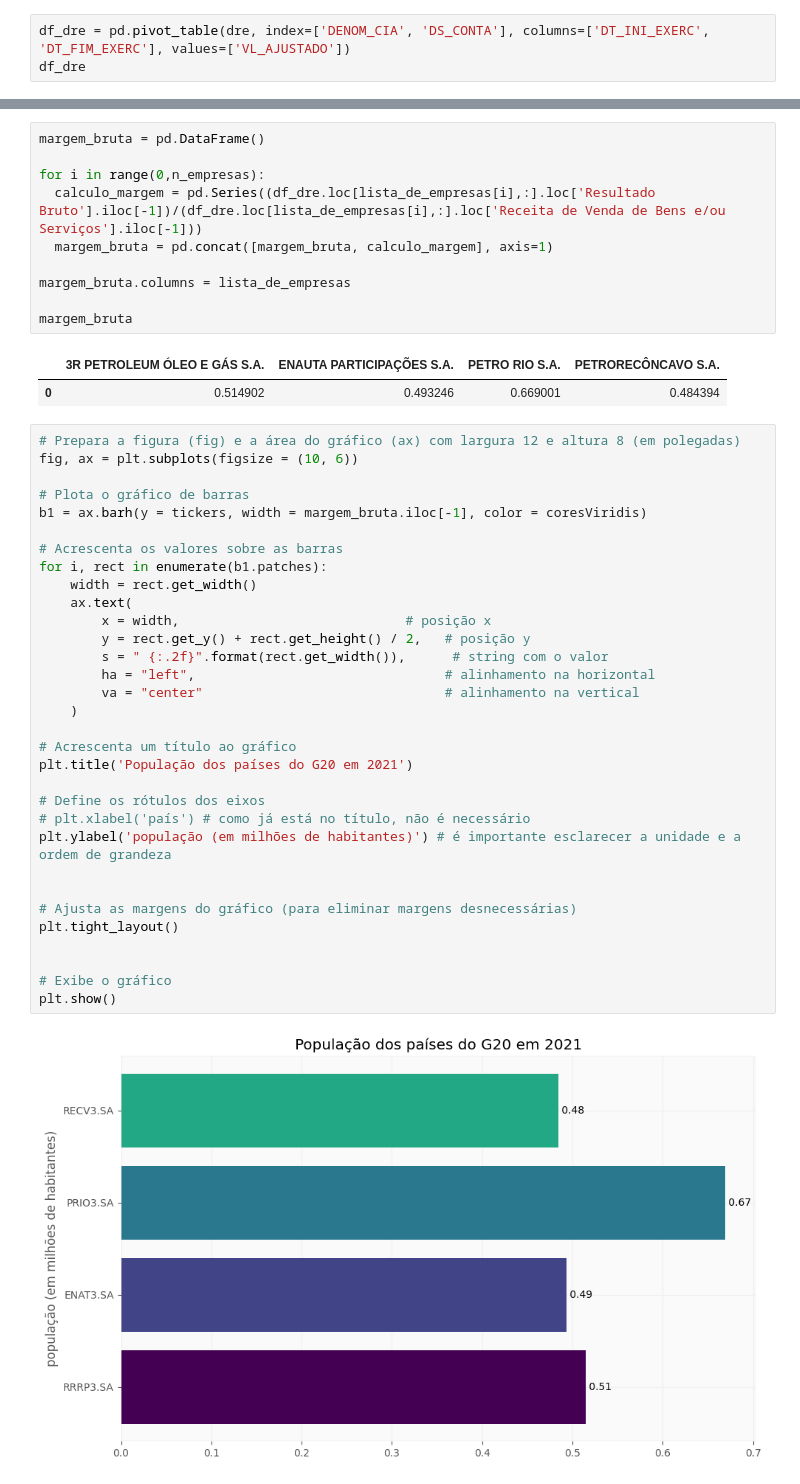
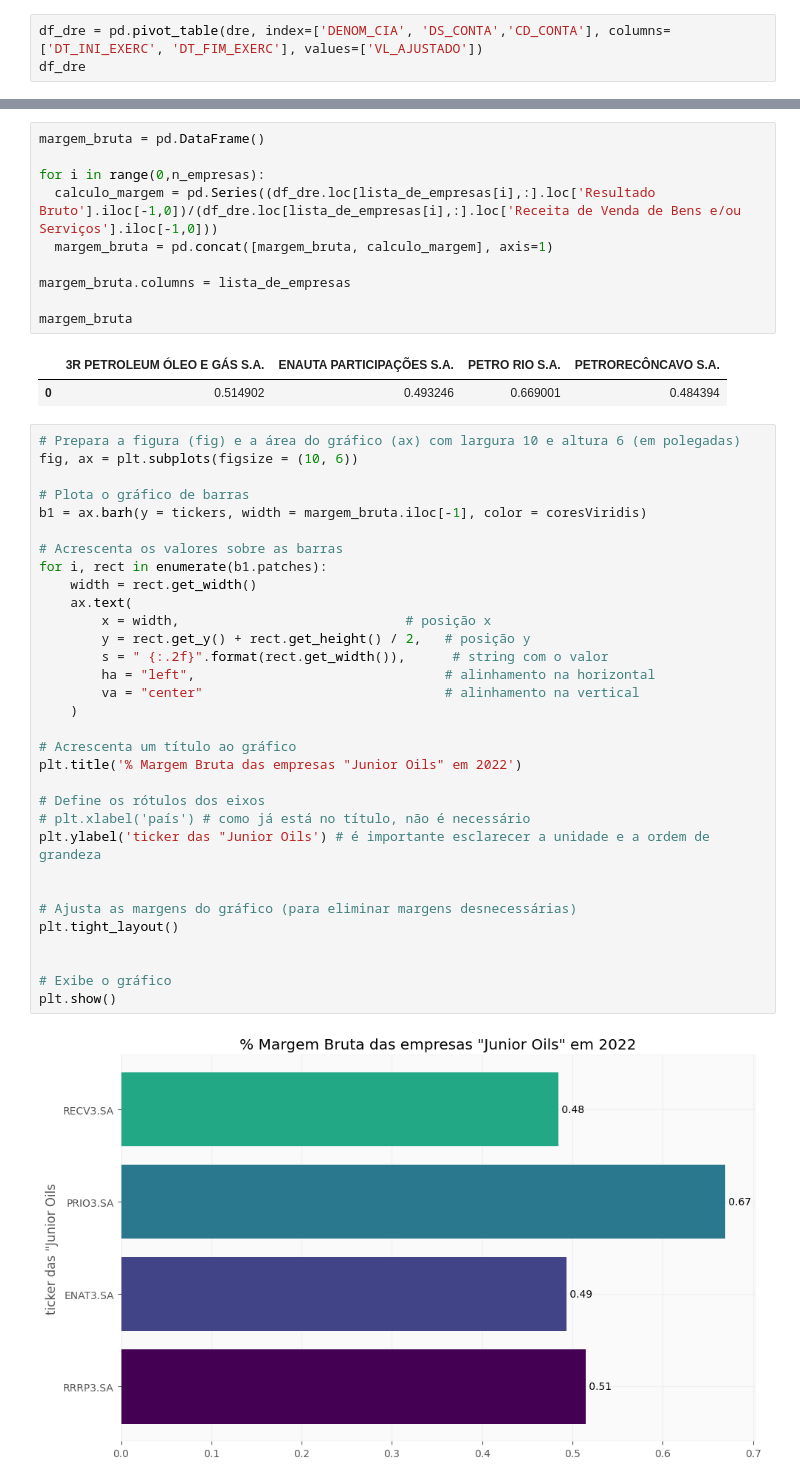
Before and after one commit to Wsouza36/Ciencia-de-Dados---PUC, a Jupyter notebook: MVP_CD_Análise_Financeira.ipynb, the cells around one changed output, grey strips where cells are left out. Cells and saved outputs as stored; diff of their text form.

```diff
--- a/MVP_CD_Análise_Financeira.ipynb
+++ b/MVP_CD_Análise_Financeira.ipynb
@@ -588,4 +588,4 @@ A seleção de atributos como a denominação da conta contábil, descrição da
 # %%
-df_dre = pd.pivot_table(dre, index=['DENOM_CIA', 'DS_CONTA'], columns=['DT_INI_EXERC', 'DT_FIM_EXERC'], values=['VL_AJUSTADO'])
+df_dre = pd.pivot_table(dre, index=['DENOM_CIA', 'DS_CONTA','CD_CONTA'], columns=['DT_INI_EXERC', 'DT_FIM_EXERC'], values=['VL_AJUSTADO'])
 df_dre
 # %% [output]
@@ -717,7 +717,7 @@ Métrica de análise para medir a porcentagem de lucro bruto que a companhia ger
 margem_bruta = pd.DataFrame()
 
 for i in range(0,n_empresas):
-  calculo_margem = pd.Series((df_dre.loc[lista_de_empresas[i],:].loc['Resultado Bruto'].iloc[-1])/(df_dre.loc[lista_de_empresas[i],:].loc['Receita de Venda de Bens e/ou Serviços'].iloc[-1]))
+  calculo_margem = pd.Series((df_dre.loc[lista_de_empresas[i],:].loc['Resultado Bruto'].iloc[-1,0])/(df_dre.loc[lista_de_empresas[i],:].loc['Receita de Venda de Bens e/ou Serviços'].iloc[-1,0]))
   margem_bruta = pd.concat([margem_bruta, calculo_margem], axis=1)
 
 margem_bruta.columns = lista_de_empresas
@@ -727,36 +727,36 @@ margem_bruta
 |  | 3R PETROLEUM ÓLEO E GÁS S.A. | ENAUTA PARTICIPAÇÕES S.A. | PETRO RIO S.A. | PETRORECÔNCAVO S.A. |
 | 0 | 0.514902 | 0.493246 | 0.669001 | 0.484394 |
 # %%
-# Prepara a figura (fig) e a área do gráfico (ax) com largura 12 e altura 8 (em polegadas)
+# Prepara a figura (fig) e a área do gráfico (ax) com largura 10 e altura 6 (em polegadas)
 fig, ax = plt.subplots(figsize = (10, 6))
 
 # Plota o gráfico de barras
 b1 = ax.barh(y = tickers, width = margem_bruta.iloc[-1], color = coresViridis)
 
 # Acrescenta os valores sobre as barras
 for i, rect in enumerate(b1.patches):
     width = rect.get_width()
     ax.text(
         x = width,                             # posição x
         y = rect.get_y() + rect.get_height() / 2,   # posição y
         s = " {:.2f}".format(rect.get_width()),      # string com o valor
         ha = "left",                                # alinhamento na horizontal
         va = "center"                               # alinhamento na vertical
     )
 
 # Acrescenta um título ao gráfico
-plt.title('População dos países do G20 em 2021')
+plt.title('% Margem Bruta das empresas "Junior Oils" em 2022')
 
 # Define os rótulos dos eixos
 # plt.xlabel('país') # como já está no título, não é necessário
-plt.ylabel('população (em milhões de habitantes)') # é importante esclarecer a unidade e a ordem de grandeza
+plt.ylabel('ticker das "Junior Oils') # é importante esclarecer a unidade e a ordem de grandeza
 
 
 # Ajusta as margens do gráfico (para eliminar margens desnecessárias)
 plt.tight_layout()
 
 
 # Exibe o gráfico
 plt.show()
 # %% [output]
-[figure, old version]
+[figure, new version]
```
Also changed, not shown: parts of 41 cells of this notebook.
